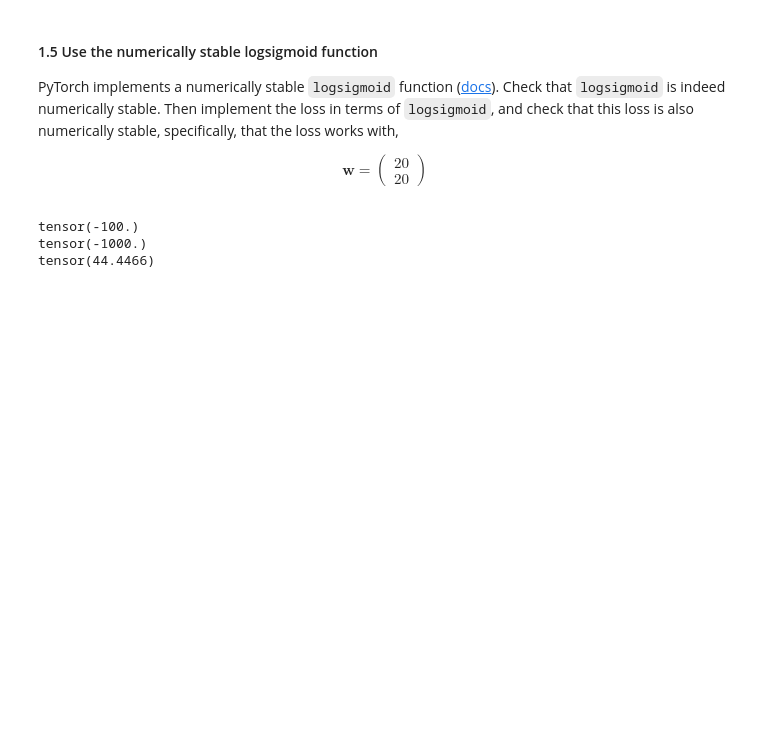
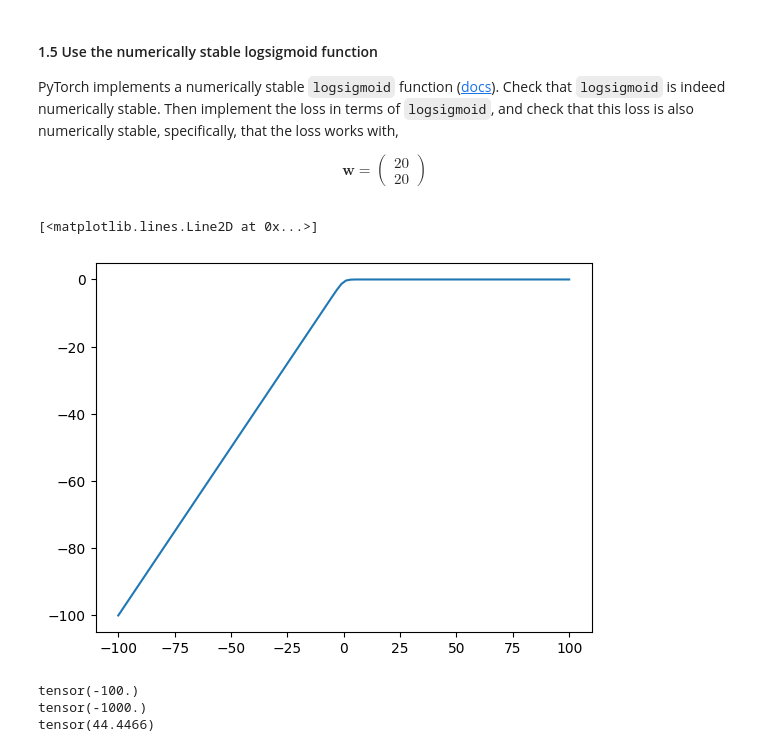
Before and after one commit to aa6910/BPhO-Computational-Challenge-2024, a Jupyter notebook: linear_classification.ipynb, the cells around one changed output. Drawn from its saved outputs; the diff is of its cells as text; code cells hidden in the pictures; blank space fills up the shorter version.

```diff
--- a/linear_classification.ipynb
+++ b/linear_classification.ipynb
@@ -107,6 +116,10 @@ PyTorch implements a numerically stable `logsigmoid` function ([docs](https://py
 \end{align}
 # %%
 #Your code here
+plt.plot(l,t.nn.functional.logsigmoid(l))
+# %% [output]
+[<matplotlib.lines.Line2D at 0x...>]
+[figure, added]
 # %%
 # @title Answer
 
```
Also changed, not shown: parts of 7 cells of this notebook.
